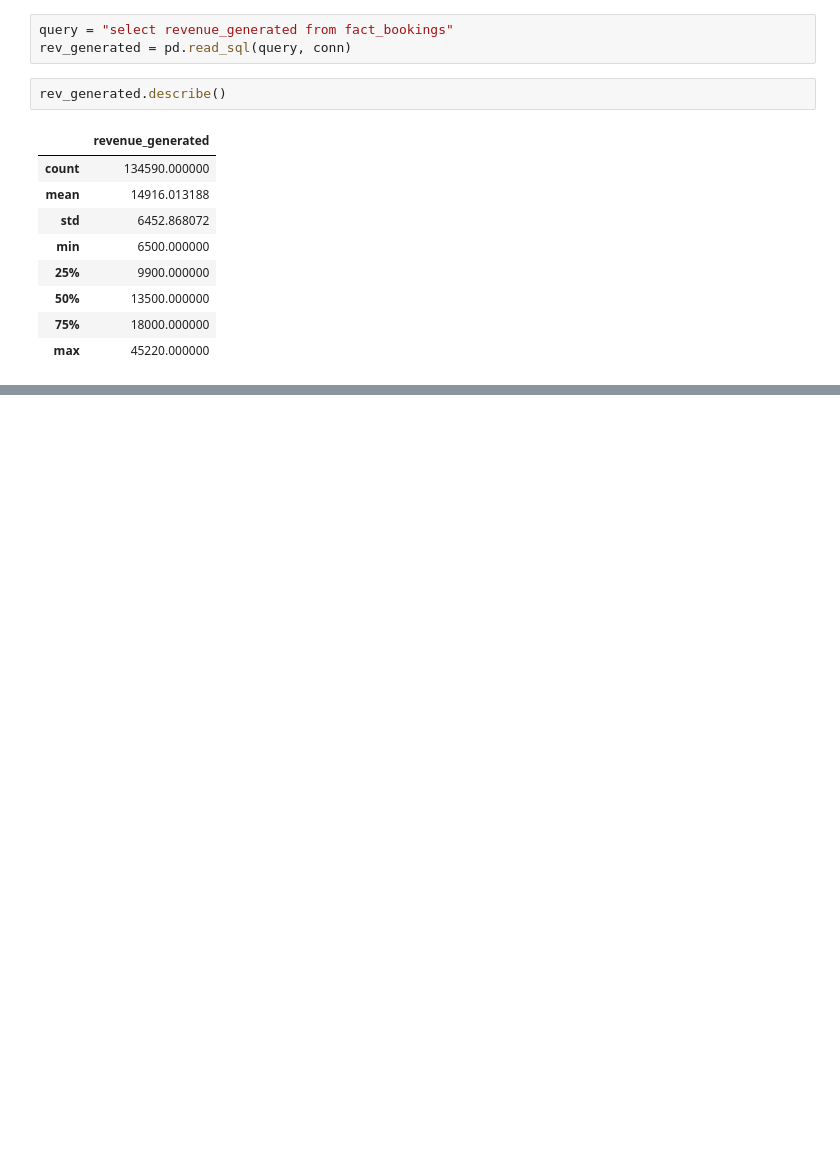
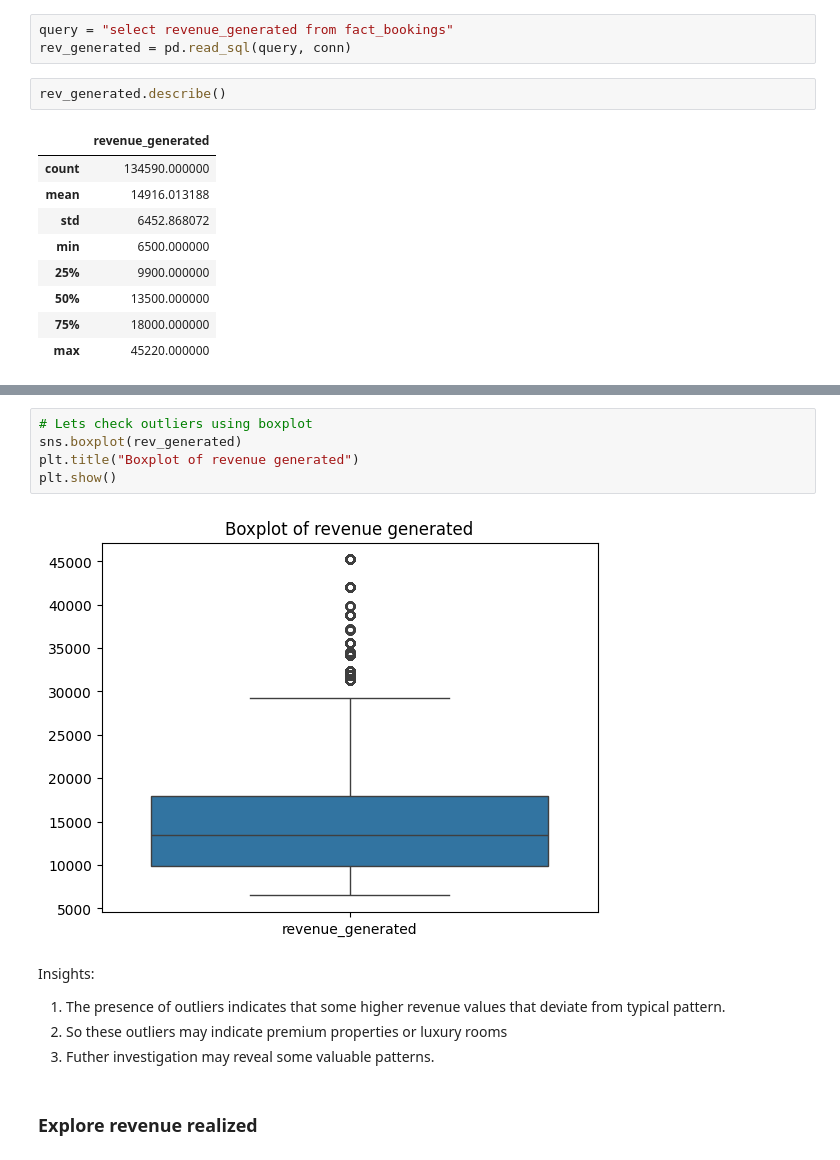
Before and after one commit to Bhuvi128/Hospitality-Revenue-Optimization-Data-analysis, a Jupyter notebook: Hospitality Revenue Optimzation.ipynb, the cells around one changed output, grey strips where cells are left out. Saved outputs shown, nothing was run; the diff lists cells and outputs as text; blank space fills up the shorter version.

```diff
--- a/Hospitality Revenue Optimzation.ipynb
+++ b/Hospitality Revenue Optimzation.ipynb
@@ -47,0 +99,14 @@ rev_generated.describe()
+# %%
+# Lets check outliers using boxplot
+sns.boxplot(rev_generated)
+plt.title("Boxplot of revenue generated")
+plt.show()
+# %% [output]
+[figure, added]
+# %% [markdown]
+Insights:
+1. The presence of outliers indicates that some higher revenue values that deviate from typical pattern.
+2. So these outliers may indicate premium properties or luxury rooms
+3. Futher investigation may reveal some valuable patterns.
+# %% [markdown]
+### Explore revenue realized
```
Also changed, not shown: parts of 29 cells of this notebook, 1 other file.
